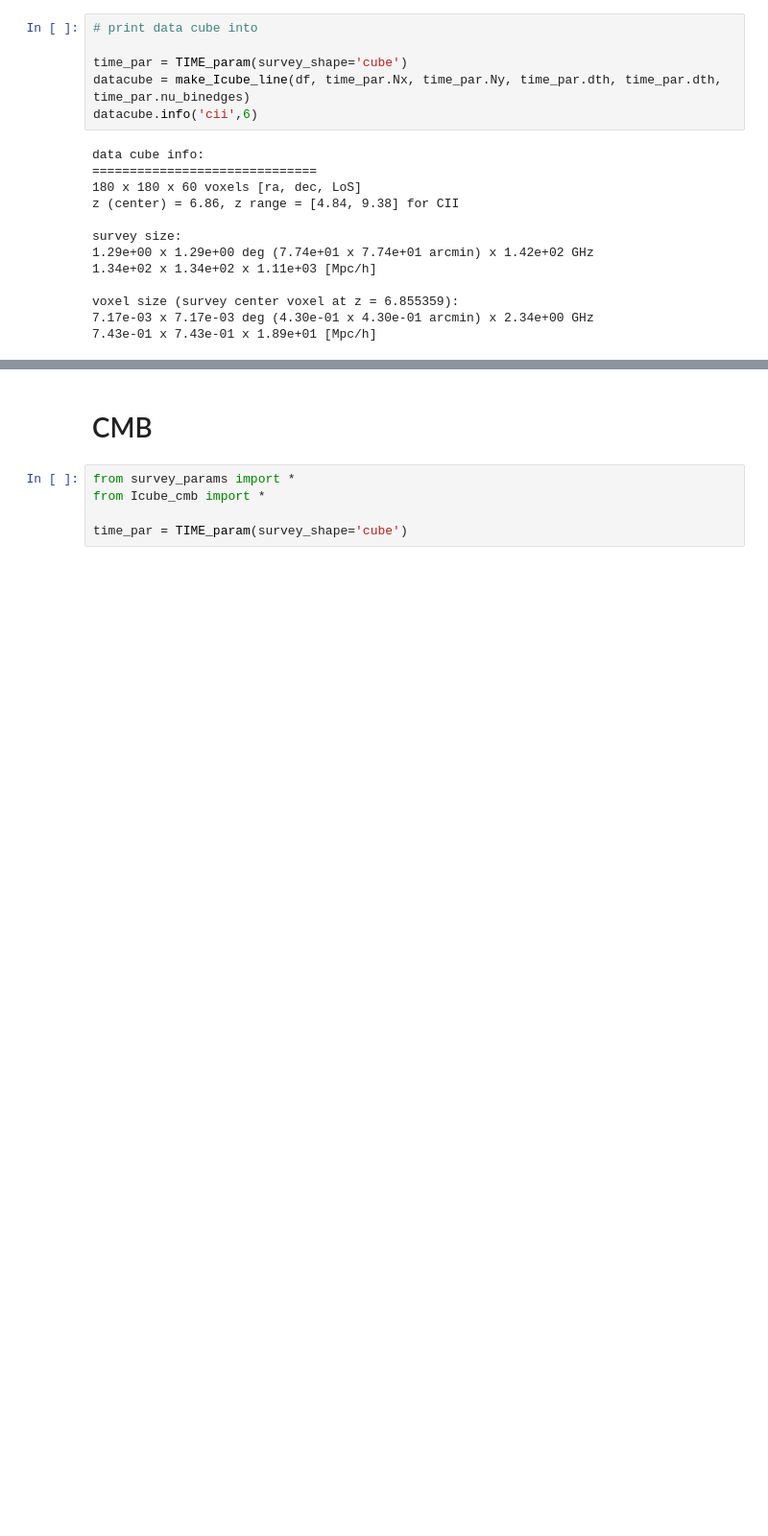
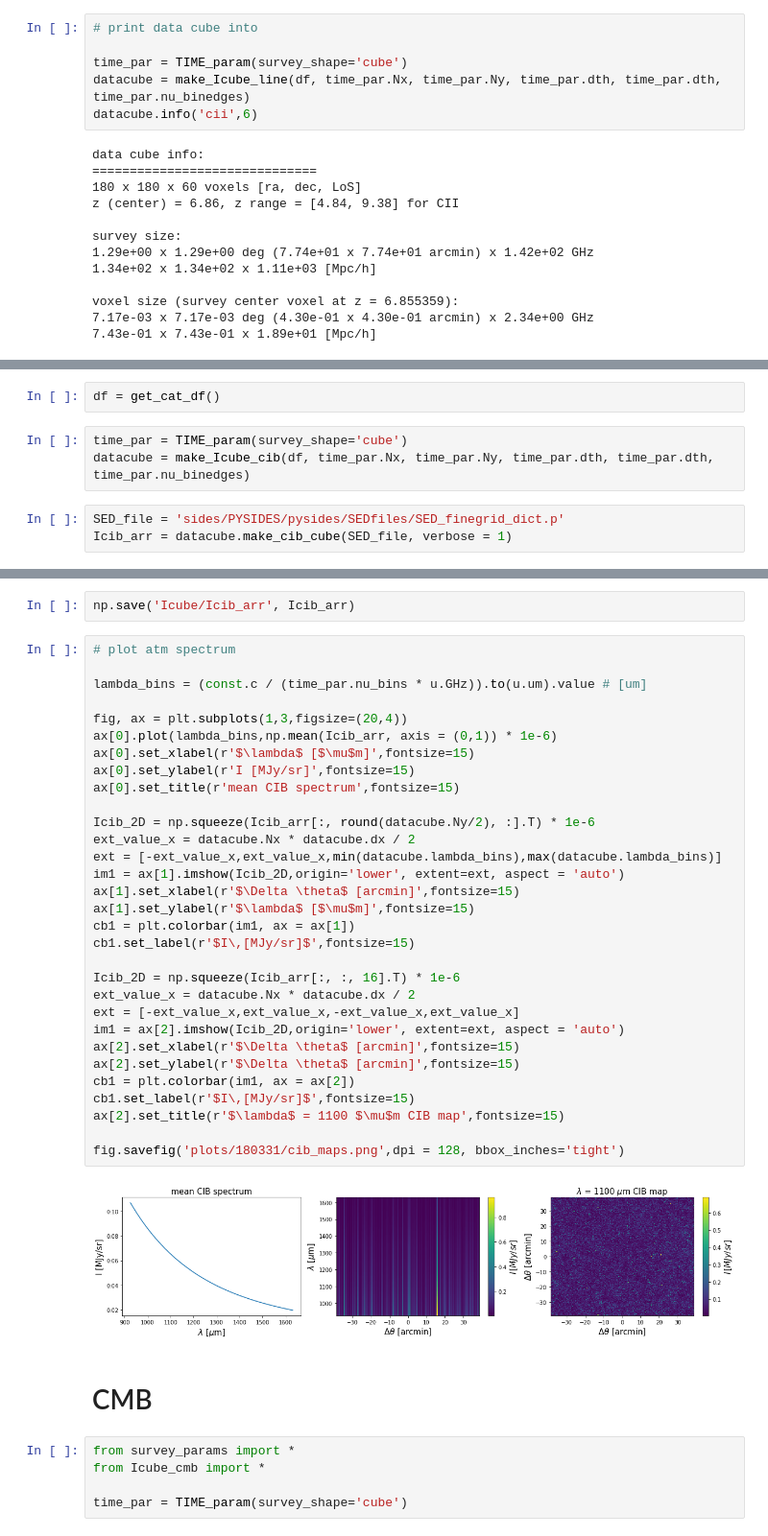
Before and after one commit to yuntingcheng/sim_cii, a Jupyter notebook: make_Icube.ipynb, the cells around one changed output, grey strips where cells are left out. Shown at 96% size. Saved outputs shown, nothing was run; the diff lists cells and outputs as text; blank space fills up the shorter version.

```diff
--- a/make_Icube.ipynb
+++ b/make_Icube.ipynb
@@ -109,0 +116,8 @@ zmin < 0 !!
+# %%
+df = get_cat_df()
+# %%
+time_par = TIME_param(survey_shape='cube')
+datacube = make_Icube_cib(df, time_par.Nx, time_par.Ny, time_par.dth, time_par.dth, time_par.nu_binedges)
+# %%
+SED_file = 'sides/PYSIDES/pysides/SEDfiles/SED_finegrid_dict.p'
+Icib_arr = datacube.make_cib_cube(SED_file, verbose = 1)
@@ -110,3 +142,38 @@ zmin < 0 !!
+# %%
+np.save('Icube/Icib_arr', Icib_arr)
+# %%
+# plot atm spectrum
+
+lambda_bins = (const.c / (time_par.nu_bins * u.GHz)).to(u.um).value # [um]
+
+fig, ax = plt.subplots(1,3,figsize=(20,4))
+ax[0].plot(lambda_bins,np.mean(Icib_arr, axis = (0,1)) * 1e-6)
+ax[0].set_xlabel(r'$\lambda$ [$\mu$m]',fontsize=15)
+ax[0].set_ylabel(r'I [MJy/sr]',fontsize=15)
+ax[0].set_title(r'mean CIB spectrum',fontsize=15)
+
+Icib_2D = np.squeeze(Icib_arr[:, round(datacube.Ny/2), :].T) * 1e-6
+ext_value_x = datacube.Nx * datacube.dx / 2
+ext = [-ext_value_x,ext_value_x,min(datacube.lambda_bins),max(datacube.lambda_bins)]
+im1 = ax[1].imshow(Icib_2D,origin='lower', extent=ext, aspect = 'auto')
+ax[1].set_xlabel(r'$\Delta \theta$ [arcmin]',fontsize=15)
+ax[1].set_ylabel(r'$\lambda$ [$\mu$m]',fontsize=15)
+cb1 = plt.colorbar(im1, ax = ax[1])
+cb1.set_label(r'$I\,[MJy/sr]$',fontsize=15)
+
+Icib_2D = np.squeeze(Icib_arr[:, :, 16].T) * 1e-6
+ext_value_x = datacube.Nx * datacube.dx / 2
+ext = [-ext_value_x,ext_value_x,-ext_value_x,ext_value_x]
+im1 = ax[2].imshow(Icib_2D,origin='lower', extent=ext, aspect = 'auto')
+ax[2].set_xlabel(r'$\Delta \theta$ [arcmin]',fontsize=15)
+ax[2].set_ylabel(r'$\Delta \theta$ [arcmin]',fontsize=15)
+cb1 = plt.colorbar(im1, ax = ax[2])
+cb1.set_label(r'$I\,[MJy/sr]$',fontsize=15)
+ax[2].set_title(r'$\lambda$ = 1100 $\mu$m CIB map',fontsize=15)
+
+fig.savefig('plots/180331/cib_maps.png',dpi = 128, bbox_inches='tight')
+# %% [output]
+[figure, added]
 # %% [markdown]
 # CMB
 # %%
```
Also changed, not shown: parts of 12 cells of this notebook, 15 other files.
